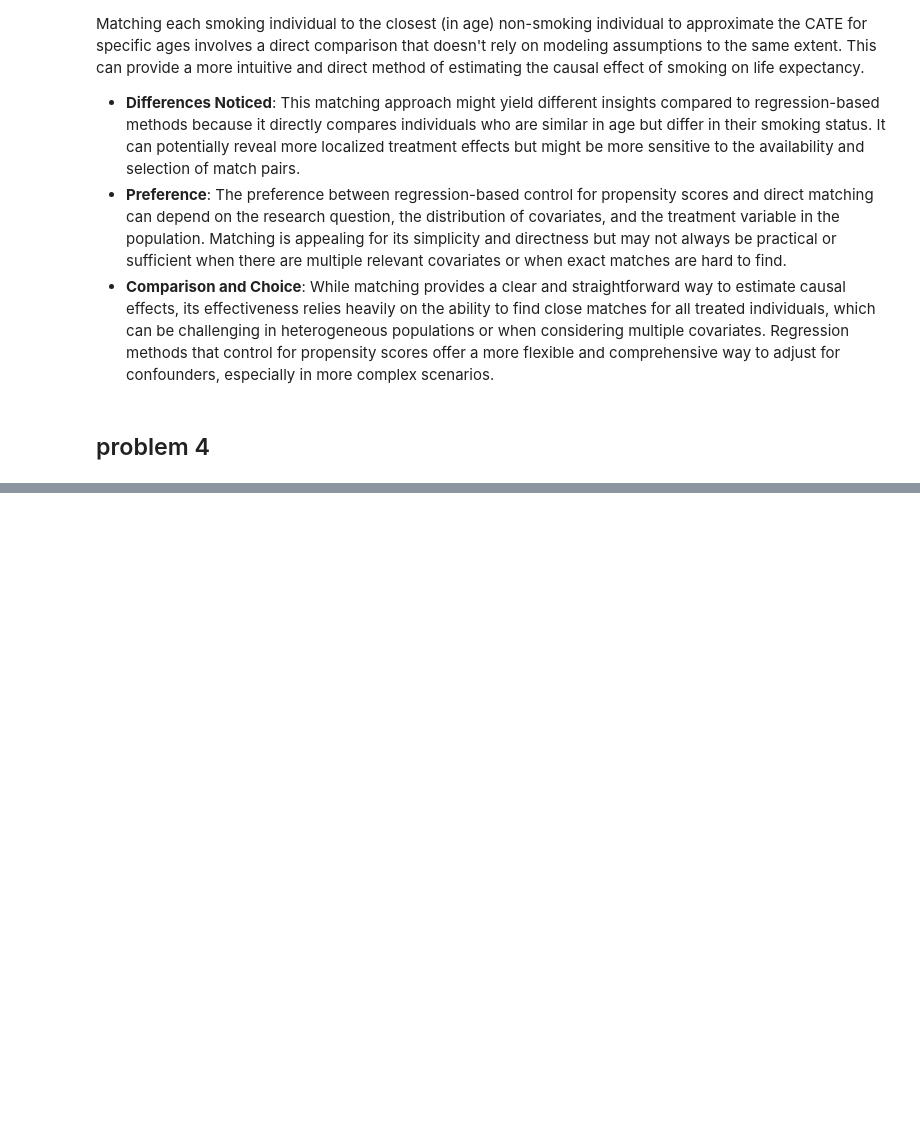
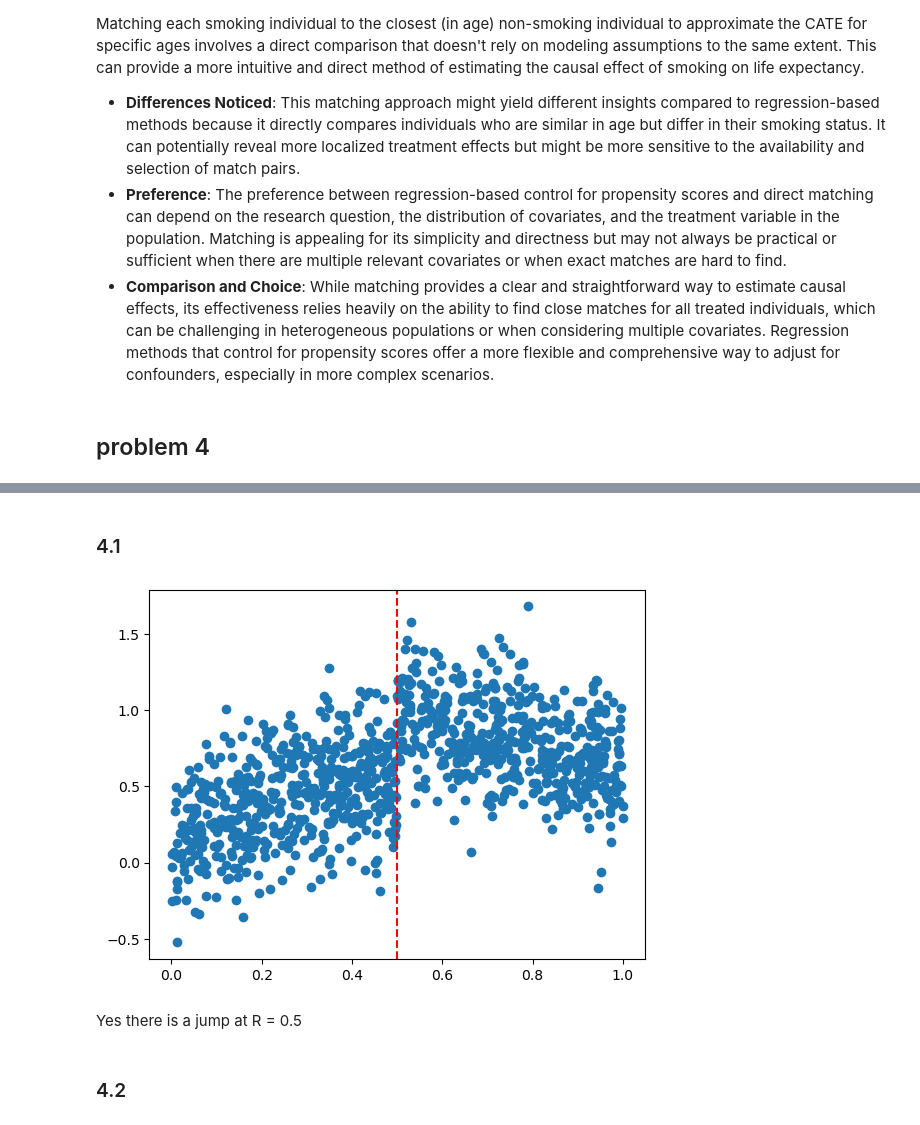
Before and after one commit to Datadili/EconML, a Jupyter notebook: pset_4/pset04.ipynb, the cells around one changed output, grey strips where cells are left out. Drawn from its saved outputs; the diff is of its cells as text; code cells hidden in the pictures; blank space fills up the shorter version.

```diff
--- a/pset_4/pset04.ipynb
+++ b/pset_4/pset04.ipynb
@@ -288,3 +456,7 @@ Matching each smoking individual to the closest (in age) non-smoking individual
 - **Comparison and Choice**: While matching provides a clear and straightforward way to estimate causal effects, its effectiveness relies heavily on the ability to find close matches for all treated individuals, which can be challenging in heterogeneous populations or when considering multiple covariates. Regression methods that control for propensity scores offer a more flexible and comprehensive way to adjust for confounders, especially in more complex scenarios.
 # %% [markdown]
 ## problem 4
+# %%
+rd = pd.read_csv("rd.csv")
+
+rd.head()
@@ -290,0 +470,15 @@ Matching each smoking individual to the closest (in age) non-smoking individual
+# %% [markdown]
+### 4.1
+# %%
+#plot data points
+plt.scatter(rd['R'], rd['Y'])
+
+# Add a vertical line at x = 0.5
+plt.axvline(x=0.5, color='red', linestyle='--')
+plt.show()
+# %% [output]
+[figure, added]
+# %% [markdown]
+Yes there is a jump at R = 0.5
+# %% [markdown]
+### 4.2
```
Also changed, not shown: parts of 9 cells of this notebook.
